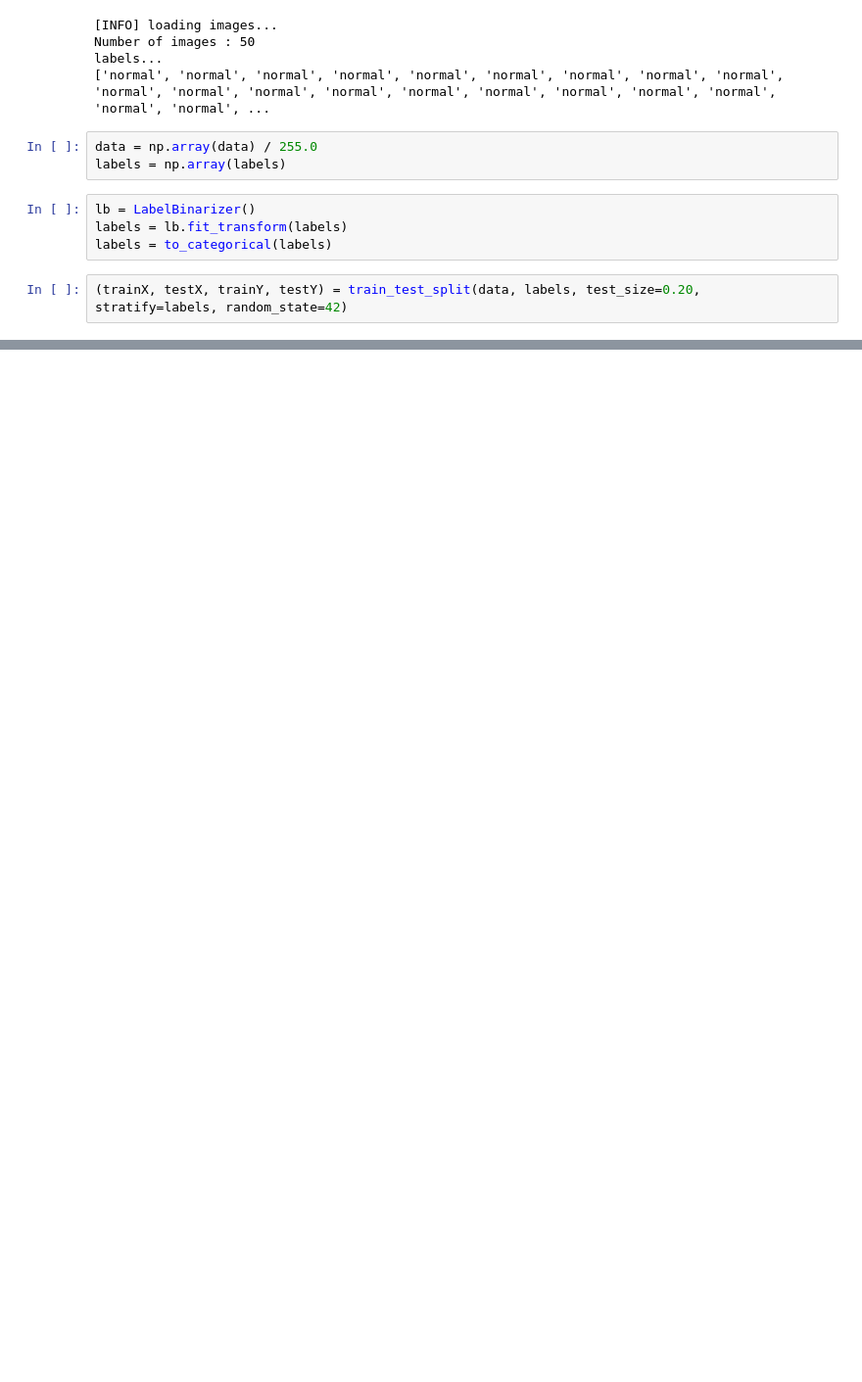
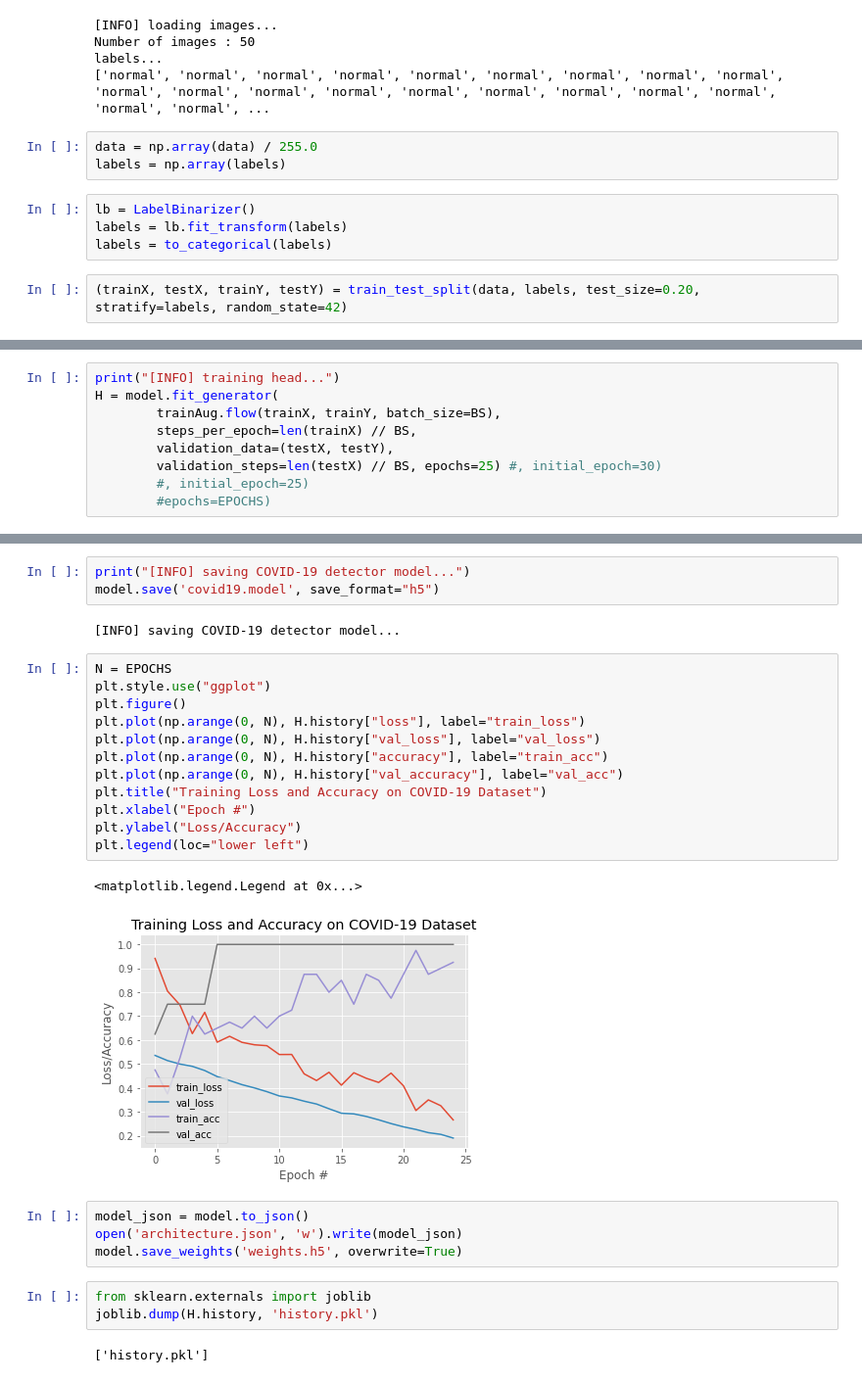
Before and after one commit to gauravsinha7/Covid-Xray-Analysis-Tool, a Jupyter notebook: evaluate_covid19model.ipynb, the cells around one changed output, grey strips where cells are left out. Shown at 98% size. Saved outputs shown, nothing was run; the diff lists cells and outputs as text; blank space fills up the shorter version.

Commit message:
changes to training code

```diff
--- a/evaluate_covid19model.ipynb
+++ b/evaluate_covid19model.ipynb
@@ -103,0 +131,9 @@ specificity: 1.0000
+# %%
+print("[INFO] training head...")
+H = model.fit_generator(
+        trainAug.flow(trainX, trainY, batch_size=BS),
+        steps_per_epoch=len(trainX) // BS,
+        validation_data=(testX, testY),
+        validation_steps=len(testX) // BS, epochs=25) #, initial_epoch=30)
+        #, initial_epoch=25)
+        #epochs=EPOCHS)
@@ -103,0 +158,29 @@ specificity: 1.0000
+# %%
+print("[INFO] saving COVID-19 detector model...")
+model.save('covid19.model', save_format="h5")
+# %% [output]
+[INFO] saving COVID-19 detector model...
+# %%
+N = EPOCHS
+plt.style.use("ggplot")
+plt.figure()
+plt.plot(np.arange(0, N), H.history["loss"], label="train_loss")
+plt.plot(np.arange(0, N), H.history["val_loss"], label="val_loss")
+plt.plot(np.arange(0, N), H.history["accuracy"], label="train_acc")
+plt.plot(np.arange(0, N), H.history["val_accuracy"], label="val_acc")
+plt.title("Training Loss and Accuracy on COVID-19 Dataset")
+plt.xlabel("Epoch #")
+plt.ylabel("Loss/Accuracy")
+plt.legend(loc="lower left")
+# %% [output]
+<matplotlib.legend.Legend at 0x...>
+[figure, added]
+# %%
+model_json = model.to_json()
+open('architecture.json', 'w').write(model_json)
+model.save_weights('weights.h5', overwrite=True)
+# %%
+from sklearn.externals import joblib
+joblib.dump(H.history, 'history.pkl')
+# %% [output]
+['history.pkl']
```
Also changed, not shown: parts of 21 cells of this notebook.
